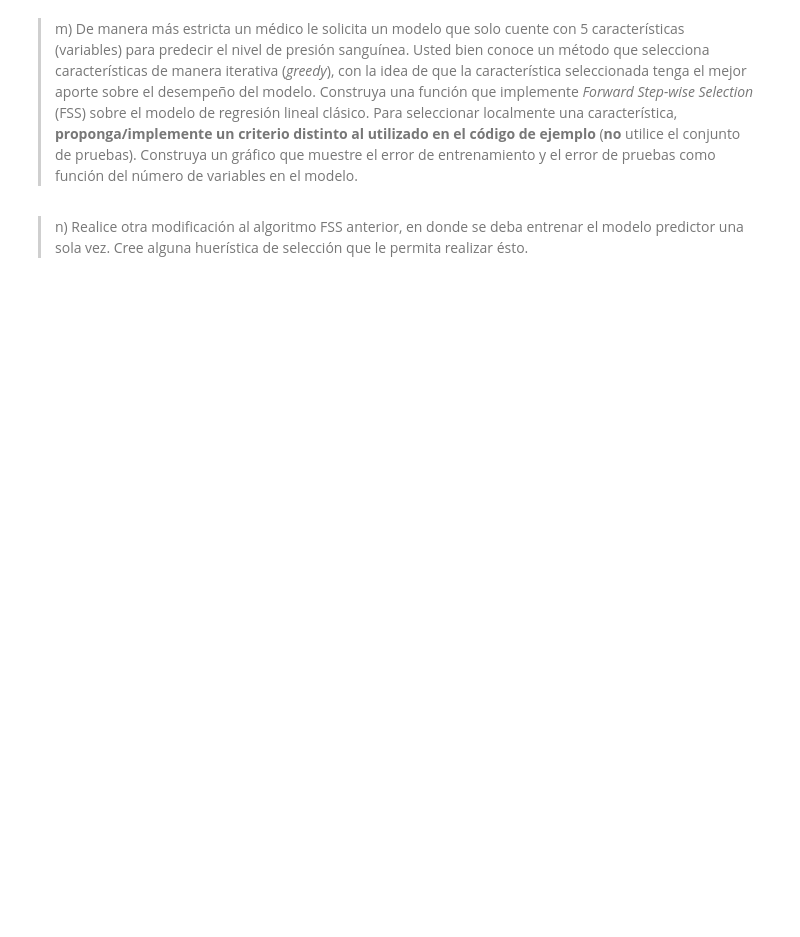
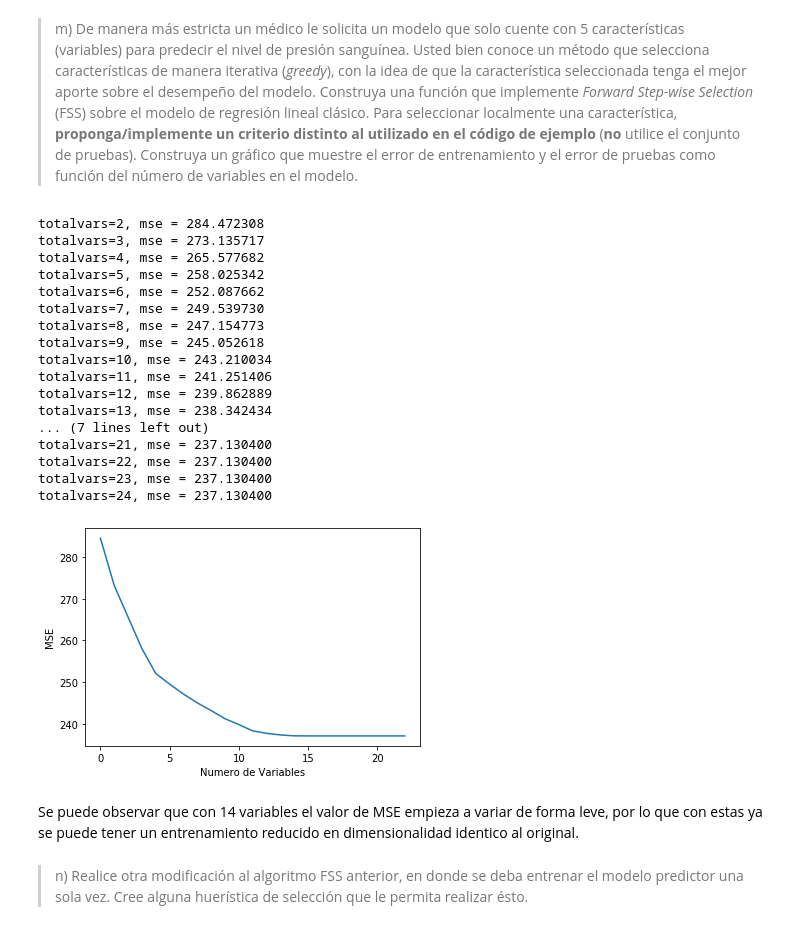
Before and after one commit to Pellizzari/Tarea1-INF393-II-2019, a Jupyter notebook: Solucion.ipynb, the cells around one changed output. Saved outputs shown, nothing was run; the diff lists cells and outputs as text; code cells hidden in the pictures; blank space fills up the shorter version.

```diff
--- a/Solucion.ipynb
+++ b/Solucion.ipynb
@@ -416,30 +442,58 @@ SyntaxError: invalid syntax (<ipython-input-43-26ff18960046>, line 3)
 # %%
 def fss(x, y, names_x, k = 10000):
     p = x.shape[1]-1
     k = min(p, k)
     names_x = np.array(names_x)
-    remaining = range(0, p)
+    remaining = list(range(0, p))
     selected = [p]
+    errors=[]
+
     current_score = best_new_score = 0.0
     while remaining and len(selected)<=k :
         score_candidates = []
         for candidate in remaining:
             model = LinearRegression(fit_intercept=True, n_jobs=1)
             indexes = selected + [candidate]
             x_train = x[:,indexes]
             predictions_train = model.fit(x_train, y).predict(x_train)
             residuals_train =  predictions_train - y
             error_candidate =  np.mean(np.power(residuals_train, 2))
             score_candidates.append((error_candidate, candidate))
         score_candidates.sort()
         score_candidates[:] = score_candidates[::-1]
         best_new_score, best_candidate = score_candidates.pop()
         remaining.remove(best_candidate)
         selected.append(best_candidate)
-        print "selected = %s ..."%names_x[best_candidate]
-        print "totalvars=%d, mse = %f"%(len(indexes),best_new_score)
+        print ("selected = %s ..."%names_x[best_candidate])
+        print ("totalvars=%d, mse = %f"%(len(indexes),best_new_score))
+        errors.append(best_new_score)
+    plt.plot(errors)
+    plt.ylabel('MSE')
+    plt.xlabel('Numero de Variables')
+    plt.show()
     return selected
 features_fss = fss(Xstd_train, reg_label_train, names_regressors)
 need_feat = features_fss[:5]
+# %% [output]
+totalvars=2, mse = 284.472308
+totalvars=3, mse = 273.135717
+totalvars=4, mse = 265.577682
+totalvars=5, mse = 258.025342
+totalvars=6, mse = 252.087662
+totalvars=7, mse = 249.539730
+totalvars=8, mse = 247.154773
+totalvars=9, mse = 245.052618
+totalvars=10, mse = 243.210034
+totalvars=11, mse = 241.251406
+totalvars=12, mse = 239.862889
+totalvars=13, mse = 238.342434
+... (7 lines left out)
+totalvars=21, mse = 237.130400
+totalvars=22, mse = 237.130400
+totalvars=23, mse = 237.130400
+totalvars=24, mse = 237.130400
+[figure, added]
+# %% [markdown]
+Se puede observar que con 14 variables el valor de MSE empieza a variar de forma leve, por lo que con estas ya se puede tener un entrenamiento reducido en dimensionalidad identico al original.
 # %% [markdown]
 > n) Realice otra modificación al algoritmo FSS anterior, en donde se deba entrenar el modelo predictor una sola vez. Cree alguna huerística de selección que le permita realizar ésto.
```
Also changed, not shown: parts of 20 cells of this notebook.
